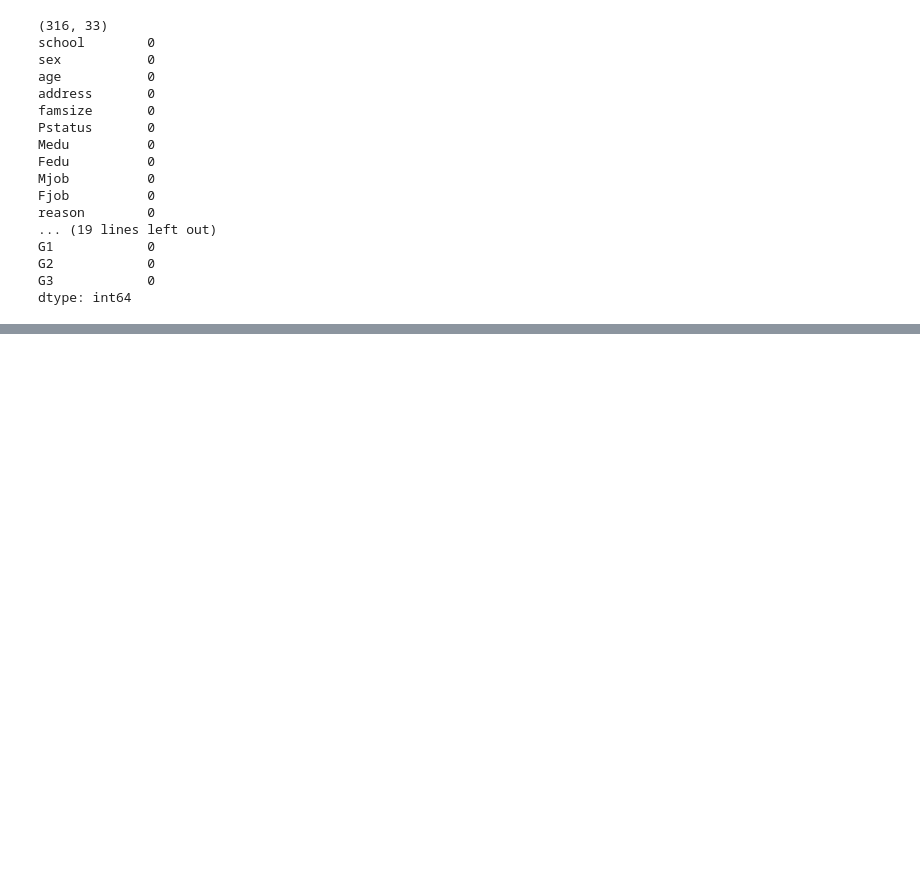
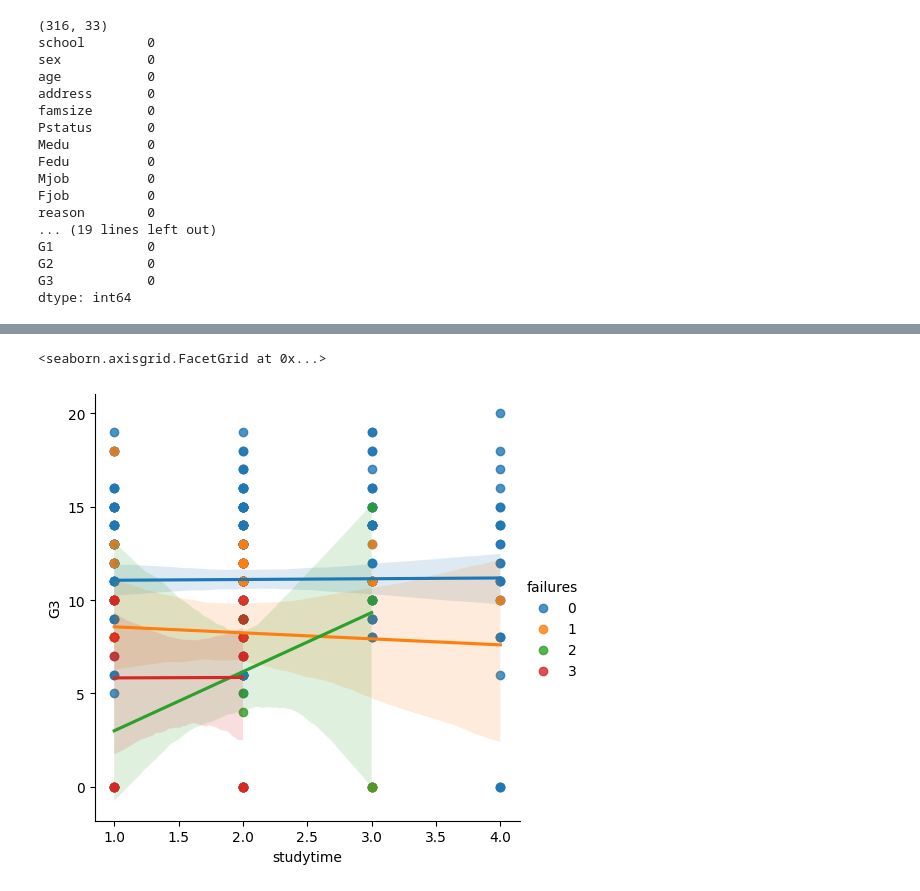
Before and after one commit to York-Solutions-B2E/khue-lee-aml-student-regression, a Jupyter notebook: student-regression-model.ipynb, the cells around one changed output, grey strips where cells are left out. Saved outputs shown, nothing was run; the diff lists cells and outputs as text; code cells hidden in the pictures; blank space fills up the shorter version.

```diff
--- a/student-regression-model.ipynb
+++ b/student-regression-model.ipynb
@@ -104,0 +234,5 @@ connection to server at "localhost" (127.0.0.1), port 5432 failed: Connection re
+# %%
+sns.lmplot(x='studytime', y='G3', hue='failures', data=df)
+# %% [output]
+<seaborn.axisgrid.FacetGrid at 0x...>
+[figure, added]
```
Also changed, not shown: parts of 40 cells of this notebook, 4 other files.
